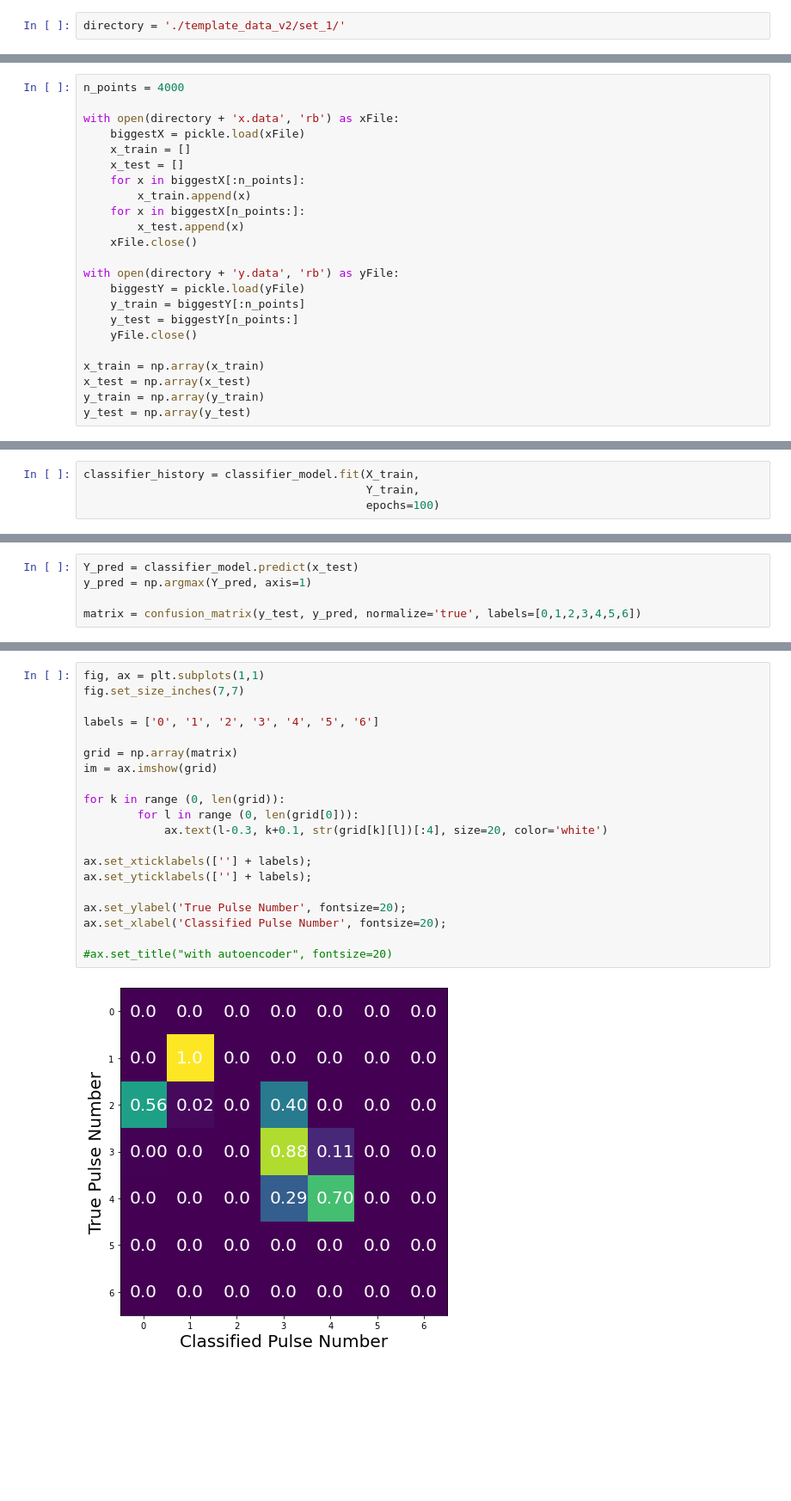
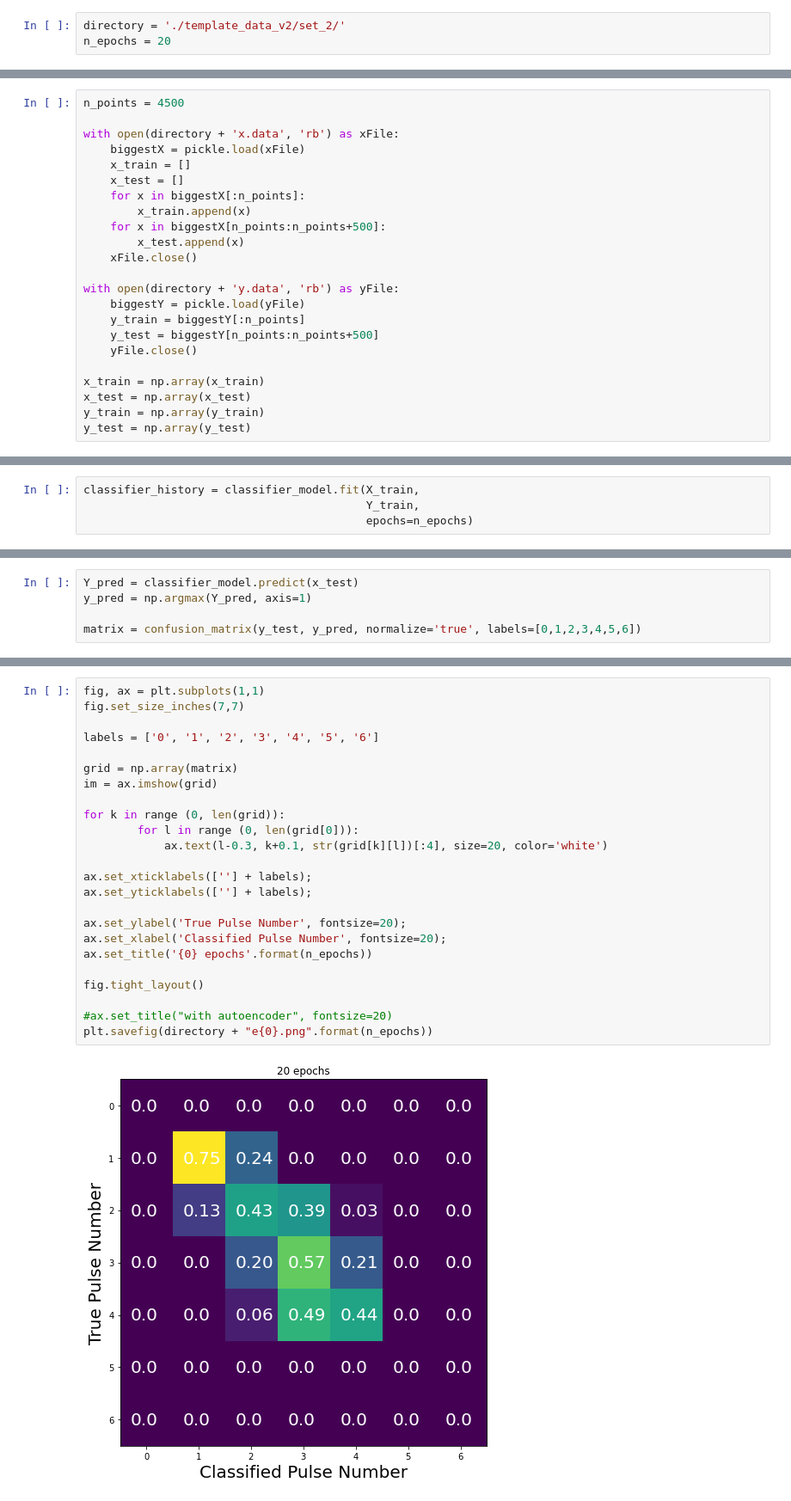
Before and after one commit to Lars314/gm2, a Jupyter notebook: pileup_ml/GERDA_dnn_v2.ipynb, the cells around one changed output, grey strips where cells are left out. Shown: that part at 86% size. Drawn from its saved outputs; the diff is of its cells as text; blank space fills up the shorter version.

```diff
--- a/pileup_ml/GERDA_dnn_v2.ipynb
+++ b/pileup_ml/GERDA_dnn_v2.ipynb
@@ -17,5 +19,6 @@ from tensorflow import keras
 # %%
-directory = './template_data_v2/set_1/'
+directory = './template_data_v2/set_2/'
+n_epochs = 20
 # %%
 tf.config.run_functions_eagerly(True)
 # %% [markdown]
@@ -27,7 +30,7 @@ I am also following this guide: https://keras.io/examples/timeseries/timeseries_
 # %% [markdown]
 ### Prep the data
 # %%
-n_points = 4000
+n_points = 4500
 
 with open(directory + 'x.data', 'rb') as xFile:
     biggestX = pickle.load(xFile)
@@ -35,14 +38,14 @@ with open(directory + 'x.data', 'rb') as xFile:
     x_test = []
     for x in biggestX[:n_points]:
         x_train.append(x)
-    for x in biggestX[n_points:]:
+    for x in biggestX[n_points:n_points+500]:
         x_test.append(x)
     xFile.close()
 
 with open(directory + 'y.data', 'rb') as yFile:
     biggestY = pickle.load(yFile)
     y_train = biggestY[:n_points]
-    y_test = biggestY[n_points:]
+    y_test = biggestY[n_points:n_points+500]
     yFile.close()
 
 x_train = np.array(x_train)
@@ -122,5 +94,5 @@ print(Y_train.shape)
 # %%
 classifier_history = classifier_model.fit(X_train,
                                           Y_train,
-                                          epochs=100)
+                                          epochs=n_epochs)
 # %% [output]
@@ -175,22 +146,26 @@ array([1, 1, 0, ..., 1, 3, 1])
 # %%
 fig, ax = plt.subplots(1,1)
 fig.set_size_inches(7,7)
 
 labels = ['0', '1', '2', '3', '4', '5', '6']
 
 grid = np.array(matrix)
 im = ax.imshow(grid)
 
 for k in range (0, len(grid)):
         for l in range (0, len(grid[0])):
             ax.text(l-0.3, k+0.1, str(grid[k][l])[:4], size=20, color='white')
 
 ax.set_xticklabels([''] + labels);
 ax.set_yticklabels([''] + labels);
 
 ax.set_ylabel('True Pulse Number', fontsize=20);
 ax.set_xlabel('Classified Pulse Number', fontsize=20);
+ax.set_title('{0} epochs'.format(n_epochs))
+
+fig.tight_layout()
 
 #ax.set_title("with autoencoder", fontsize=20)
+plt.savefig(directory + "e{0}.png".format(n_epochs))
 # %% [output]
-[figure, old version]
+[figure, new version]
```
Also changed, not shown: parts of 12 cells of this notebook, 18 other files.
